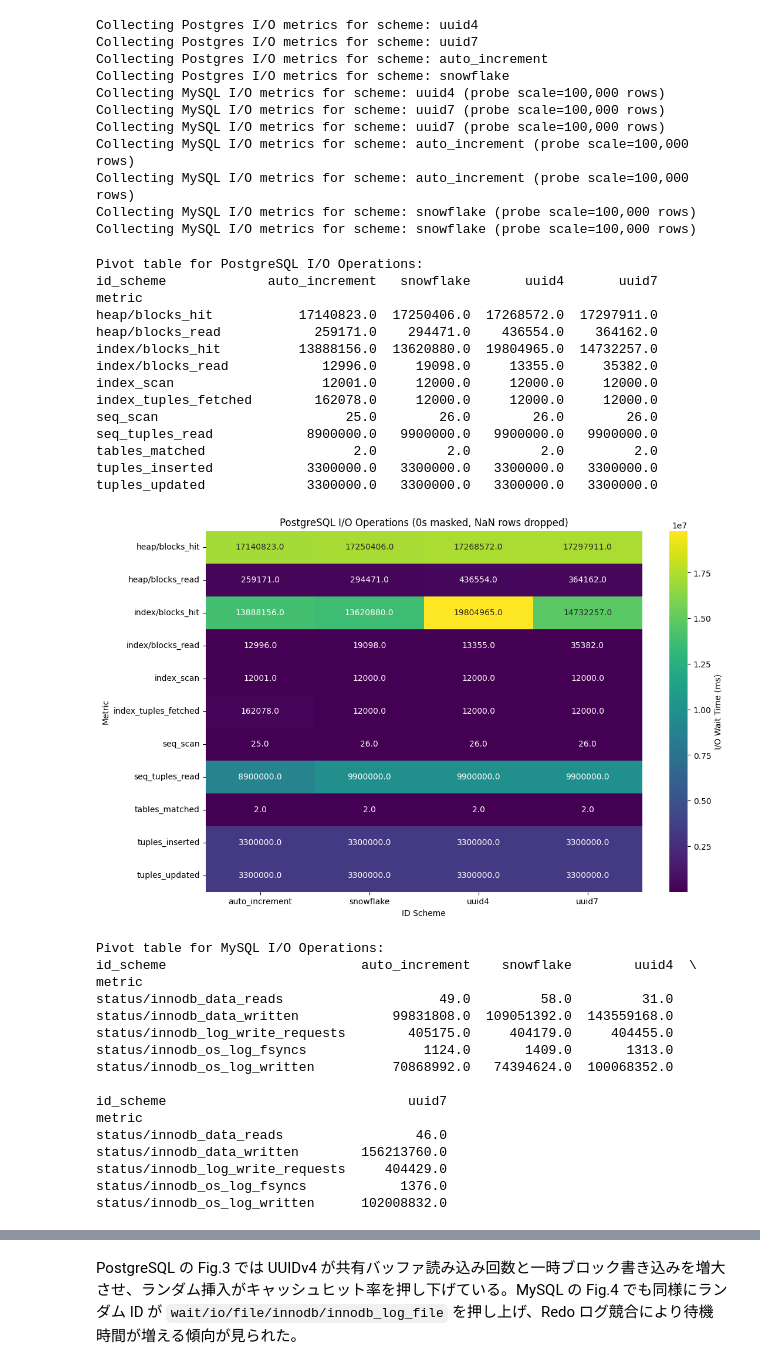
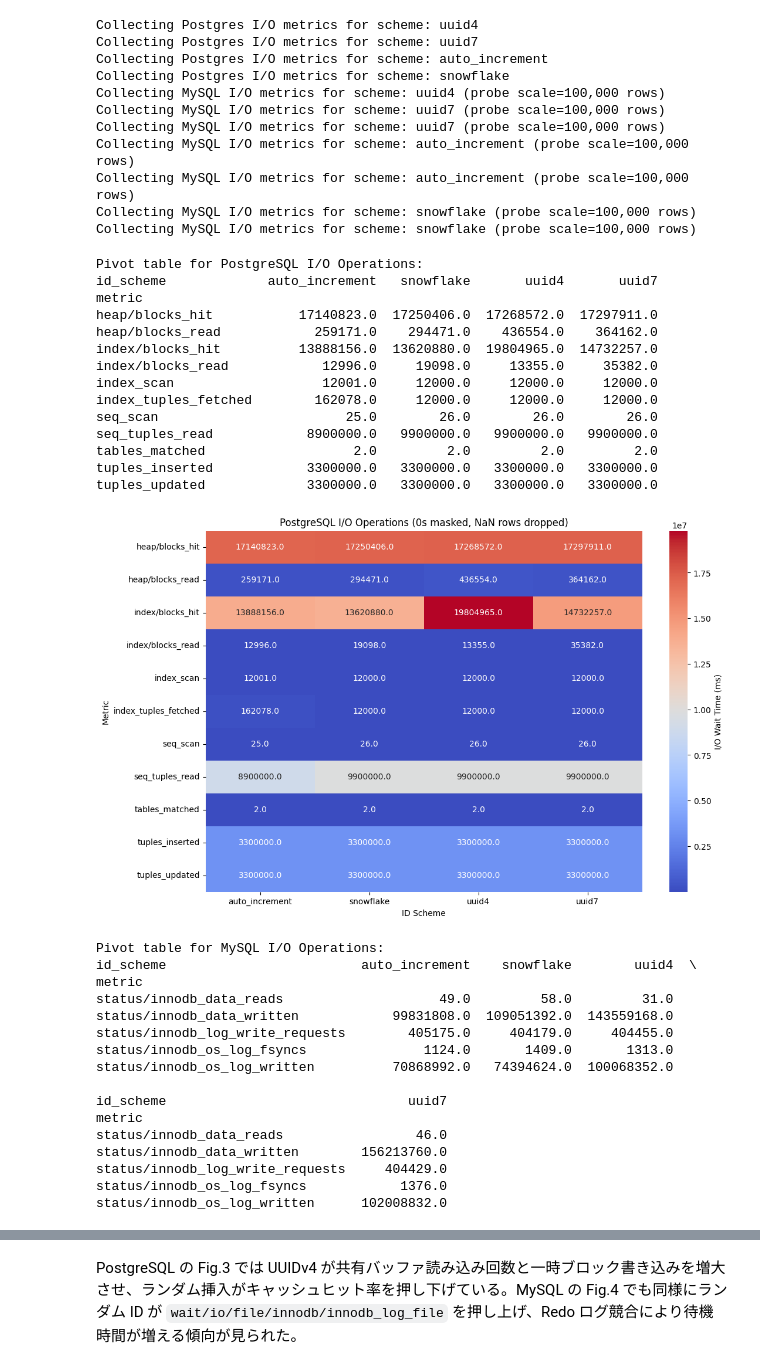
Before and after one commit to sugiyama404/practice_infra_arch, a Jupyter notebook: pg_uuid_benchmark/id_benchmark2.ipynb, the cells around one changed output, grey strips where cells are left out. Cells and saved outputs as stored; diff of their text form; code cells hidden in the pictures.

```diff
--- a/pg_uuid_benchmark/id_benchmark2.ipynb
+++ b/pg_uuid_benchmark/id_benchmark2.ipynb
@@ -1025,42 +1025,42 @@ if not io_df.empty:
         print(pivot_pg)
 
         plt.figure(figsize=(12, 8))
-        sns.heatmap(pivot_pg, annot=True, fmt=".1f", cmap="viridis", cbar_kws={'label': 'I/O Wait Time (ms)'}, mask=pivot_pg.isnull())
+        sns.heatmap(pivot_pg, annot=True, fmt=".1f", cmap="coolwarm", cbar_kws={'label': 'I/O Wait Time (ms)'}, mask=pivot_pg.isnull())
         plt.title('PostgreSQL I/O Operations (0s masked, NaN rows dropped)')
         plt.xlabel('ID Scheme')
         plt.ylabel('Metric')
         plt.show()
     mysql_df = io_df[io_df['database'] == 'mysql']
     if not mysql_df.empty:
         pivot_mysql = mysql_df.pivot_table(index='metric', columns='id_scheme', values='value', aggfunc='sum').fillna(0)
         # Replace 0 with NaN to mask unused areas
         pivot_mysql = pivot_mysql.astype(float)
 
         print("Pivot table for MySQL I/O Operations:")
         print(pivot_mysql)
 
         plt.figure(figsize=(12, 8))
-        sns.heatmap(pivot_mysql, annot=True, fmt=".1f", cmap="magma", cbar_kws={'label': 'I/O Wait Time (ms)'}, mask=pivot_mysql.isnull())
+        sns.heatmap(pivot_mysql, annot=True, fmt=".1f", cmap="coolwarm", cbar_kws={'label': 'I/O Wait Time (ms)'}, mask=pivot_mysql.isnull())
         plt.title('MySQL I/O Operations (0s masked, NaN rows dropped)')
         plt.xlabel('ID Scheme')
         plt.ylabel('Metric')
         plt.show()
 # %% [output]
 Pivot table for PostgreSQL I/O Operations:
 id_scheme             auto_increment   snowflake       uuid4       uuid7
 metric
 heap/blocks_hit           17140823.0  17250406.0  17268572.0  17297911.0
 heap/blocks_read            259171.0    294471.0    436554.0    364162.0
 index/blocks_hit          13888156.0  13620880.0  19804965.0  14732257.0
 index/blocks_read            12996.0     19098.0     13355.0     35382.0
 index_scan                   12001.0     12000.0     12000.0     12000.0
 index_tuples_fetched        162078.0     12000.0     12000.0     12000.0
 seq_scan                        25.0        26.0        26.0        26.0
 seq_tuples_read            8900000.0   9900000.0   9900000.0   9900000.0
 tables_matched                   2.0         2.0         2.0         2.0
 tuples_inserted            3300000.0   3300000.0   3300000.0   3300000.0
 tuples_updated             3300000.0   3300000.0   3300000.0   3300000.0
-[figure, old version]
+[figure, new version]
 Pivot table for MySQL I/O Operations:
 id_scheme                         auto_increment    snowflake        uuid4  \
 metric
```
Also changed, not shown: parts of 2 cells of this notebook.
